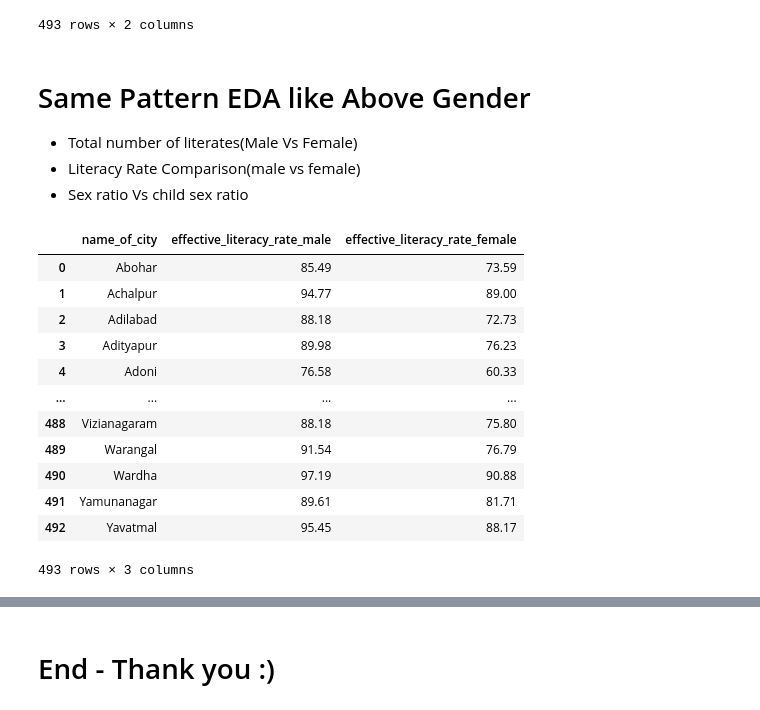
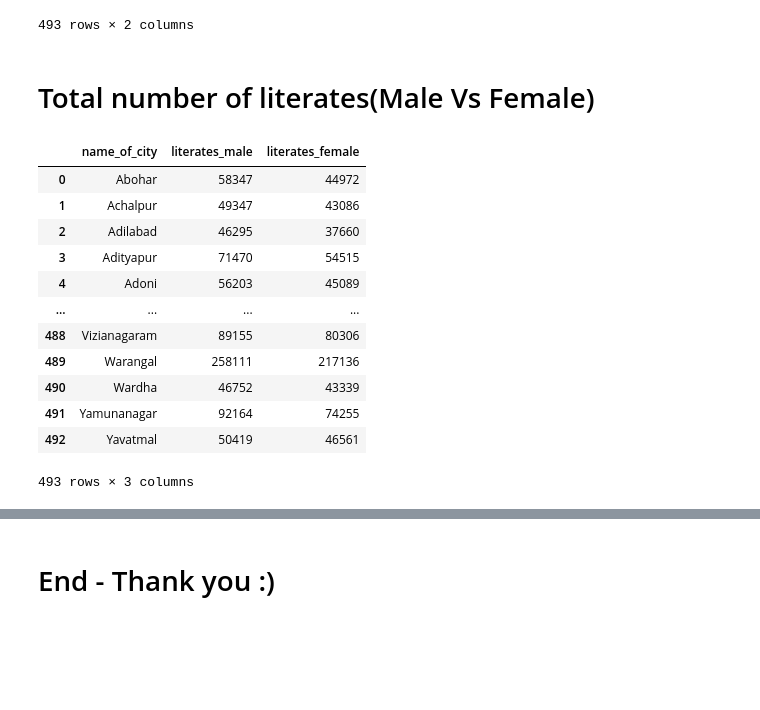
Before and after one commit to kumaramardeep342/Kaggle-Data-Science-Learning, a Jupyter notebook: eda-of-top-500-indian-cities-population.ipynb, the cells around one changed output, grey strips where cells are left out. Saved outputs shown, nothing was run; the diff lists cells and outputs as text; code cells hidden in the pictures; blank space fills up the shorter version.

Commit message:
Kaggle Notebook | EDA of Top 500 Indian Cities Population | Version 9

```diff
--- a/eda-of-top-500-indian-cities-population.ipynb
+++ b/eda-of-top-500-indian-cities-population.ipynb
@@ -345,25 +341,20 @@ tot_city_pop()
 | 492 | Yavatmal | 116714 |
 493 rows × 2 columns
 # %% [markdown]
-# Same Pattern EDA like Above Gender
-* Total number of literates(Male Vs Female)
-* Literacy Rate Comparison(male vs female)
-* Sex ratio Vs child sex ratio
+# Total number of literates(Male Vs Female)
-# %%
-# population[['name_of_city','literates_male','literates_female']] #Total number of literates(Male Vs Female)
-# population[['name_of_city','sex_ratio','child_sex_ratio']] #Literacy Rate Comparison(male vs female)
-population[['name_of_city','effective_literacy_rate_male','effective_literacy_rate_female']] #Sex ratio Vs child sex ratio
-# %% [output]
-|  | name_of_city | effective_literacy_rate_male | effective_literacy_rate_female |
-| 0 | Abohar | 85.49 | 73.59 |
-| 1 | Achalpur | 94.77 | 89.00 |
-| 2 | Adilabad | 88.18 | 72.73 |
-| 3 | Adityapur | 89.98 | 76.23 |
-| 4 | Adoni | 76.58 | 60.33 |
-| ... | ... | ... | ... |
-| 488 | Vizianagaram | 88.18 | 75.80 |
-| 489 | Warangal | 91.54 | 76.79 |
-| 490 | Wardha | 97.19 | 90.88 |
-| 491 | Yamunanagar | 89.61 | 81.71 |
-| 492 | Yavatmal | 95.45 | 88.17 |
-493 rows × 3 columns
+# %%
+population[['name_of_city','literates_male','literates_female']]
+# %% [output]
+|  | name_of_city | literates_male | literates_female |
+| 0 | Abohar | 58347 | 44972 |
+| 1 | Achalpur | 49347 | 43086 |
+| 2 | Adilabad | 46295 | 37660 |
+| 3 | Adityapur | 71470 | 54515 |
+| 4 | Adoni | 56203 | 45089 |
+| ... | ... | ... | ... |
+| 488 | Vizianagaram | 89155 | 80306 |
+| 489 | Warangal | 258111 | 217136 |
+| 490 | Wardha | 46752 | 43339 |
+| 491 | Yamunanagar | 92164 | 74255 |
+| 492 | Yavatmal | 50419 | 46561 |
+493 rows × 3 columns
```
Also changed, not shown: parts of 15 cells of this notebook.
